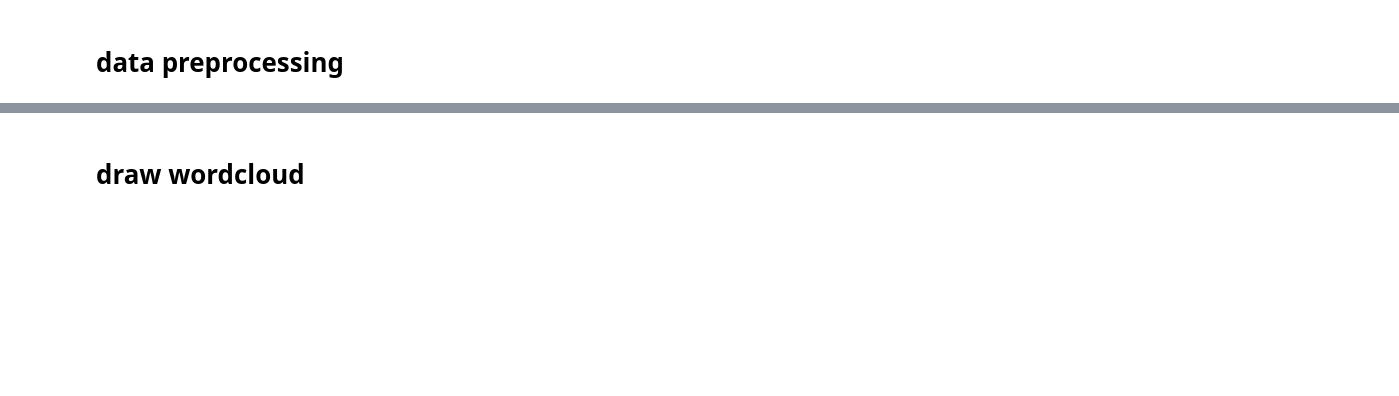
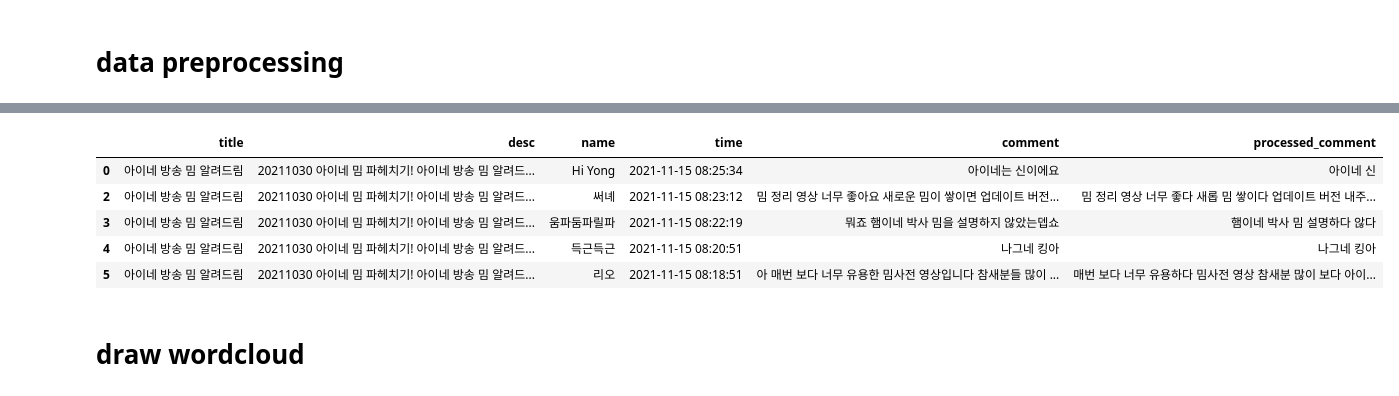
Before and after one commit to Nam-SW/INE_comment_analysis, a Jupyter notebook: analysis.ipynb, the cells around one changed output, grey strips where cells are left out. Saved outputs shown, nothing was run; the diff lists cells and outputs as text; code cells hidden in the pictures; blank space fills up the shorter version.

```diff
--- a/analysis.ipynb
+++ b/analysis.ipynb
@@ -86,3 +149,45 @@ df.head()
+# %%
+def normalize_word(text):
+    result = []
+
+    for word in text.split():
+        if word.startswith("좋"):
+            word = "좋다"
+        elif word.startswith("싫"):
+            word = "싫다"
+        elif word in ['귀엽', '귀다', '귀여우다', '귀여워하다', '귀이다', '귀여웤다', '귀엽뽀짝하다', '귀엽잖', '귀엽넼다', '귀하', '귀여다', '귀엽네', '귀엽땨다', '귀', '귀염', '귀여', '귀여우시다']:
+            word = "귀엽다"
+        elif word == "없":
+            word = "없다"
+        elif word in ['진짜웃기넼다', '진짴', '진자', '진', '진짜하다']:
+            word = "진짜"
+        elif "노래뱅" in word:
+            word = "노래뱅"
+        elif word.startswith("노래"):
+            word = "노래" if word == "노래하다" else word
+        elif "아이네" in word:
+            word = "아이네"
+        elif "햄이네" in word:
+            word = "햄이네"
+        elif word in ['와꿋', "와꾸텽", "와꾸텽하다", "왁구텽", "왁굳텽", "왁구텽다"]:
+            word = "왁굳형"
+        elif "비둘기" in word:
+            word = "비둘기"
+
+        result.append(word)
+
+    return " ".join(result)
+# %%
+df['processed_comment'] = df['processed_comment'].apply(normalize_word)
+df = df[df['processed_comment'] != ""]
+df.head()
+# %% [output]
+|  | title | desc | name | time | comment | processed_comment |
+| 0 | 아이네 방송 밈 알려드림 | 20211030 아이네 밈 파헤치기! 아이네 방송 밈 알려드... | Hi Yong | 2021-11-15 08:25:34 | 아이네는 신이에요 | 아이네 신 |
+| 2 | 아이네 방송 밈 알려드림 | 20211030 아이네 밈 파헤치기! 아이네 방송 밈 알려드... | 써녜 | 2021-11-15 08:23:12 | 밈 정리 영상 너무 좋아요 새로운 밈이 쌓이면 업데이트 버전... | 밈 정리 영상 너무 좋다 새롭 밈 쌓이다 업데이트 버전 내주... |
+| 3 | 아이네 방송 밈 알려드림 | 20211030 아이네 밈 파헤치기! 아이네 방송 밈 알려드... | 움파둠파릴파 | 2021-11-15 08:22:19 | 뭐죠 햄이네 박사 밈을 설명하지 않았는뎁쇼 | 햄이네 박사 밈 설명하다 않다 |
+| 4 | 아이네 방송 밈 알려드림 | 20211030 아이네 밈 파헤치기! 아이네 방송 밈 알려드... | 득근득근 | 2021-11-15 08:20:51 | 나그네 킹아 | 나그네 킹아 |
+| 5 | 아이네 방송 밈 알려드림 | 20211030 아이네 밈 파헤치기! 아이네 방송 밈 알려드... | 리오 | 2021-11-15 08:18:51 | 아 매번 보다 너무 유용한 밈사전 영상입니다 참새분들 많이 ... | 매번 보다 너무 유용하다 밈사전 영상 참새분 많이 보다 아이... |
 # %%
 df.to_excel("resource/preprecessed_ine_coment.xlsx", index=None)
 # %%
```
Also changed, not shown: parts of 13 cells of this notebook.
